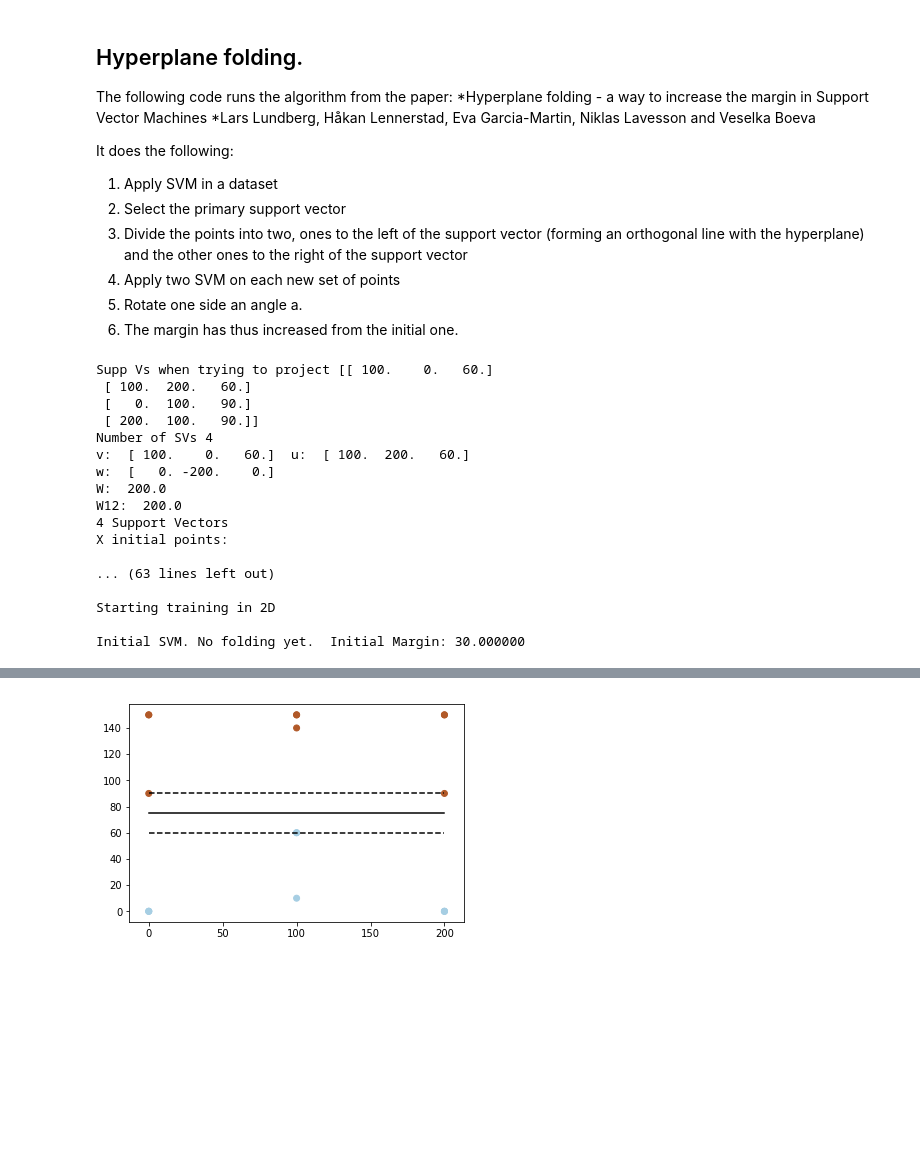
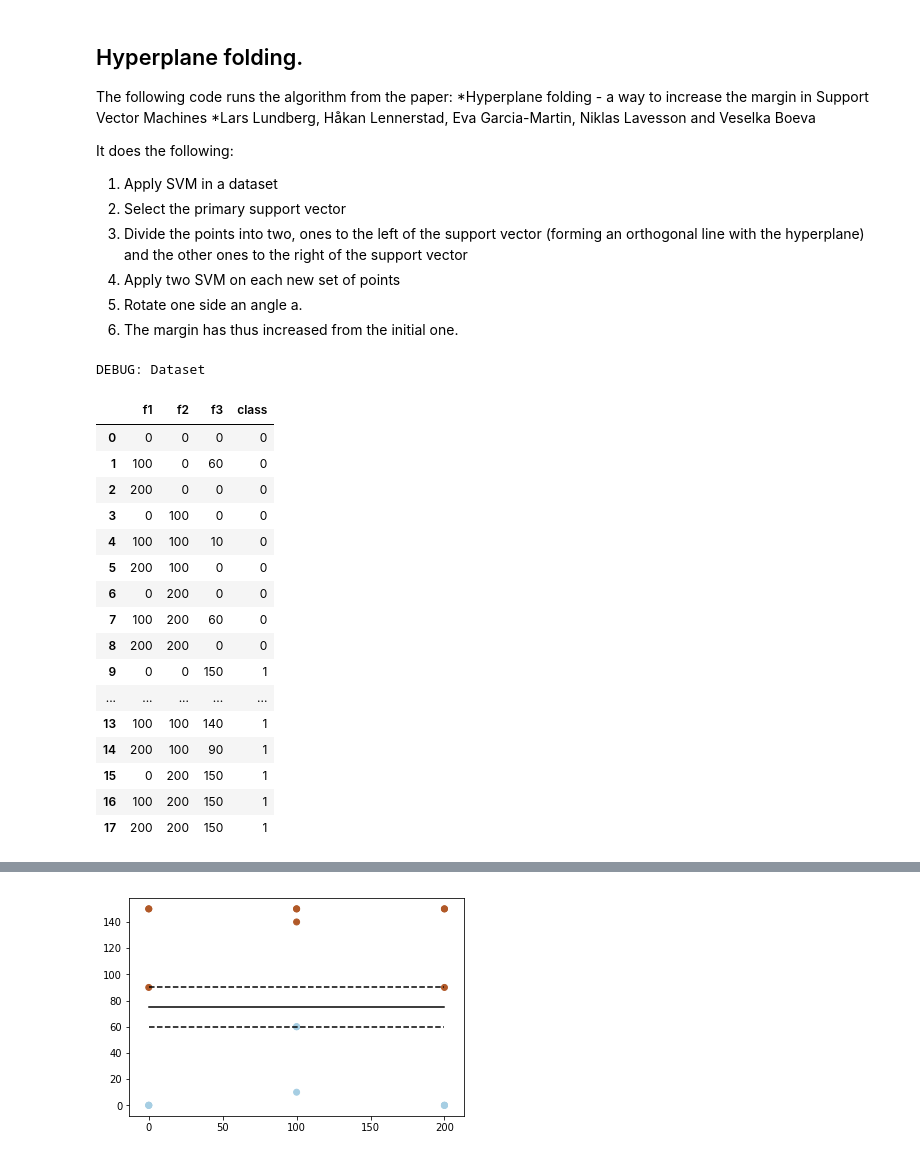
Before and after one commit to egarciamartin/svm_hyperplane_folding, a Jupyter notebook: code/3D/SVM_3D.ipynb, the cells around one changed output, grey strips where cells are left out. Saved outputs shown, nothing was run; the diff lists cells and outputs as text; code cells hidden in the pictures; blank space fills up the shorter version.

```diff
--- a/code/3D/SVM_3D.ipynb
+++ b/code/3D/SVM_3D.ipynb
@@ -291,7 +372,6 @@ def load_dataset(filename):
     dataset = pd.read_csv('../../datasets/'+filename)
     return dataset
 # %%
-# The function projects the points when there are 3 SV. I try to code it for other values. In progress.
 # 3 : Number of dimensions.
 def project_3SV(X,clf):
     dim = 3
@@ -305,7 +385,7 @@ def project_3SV(X,clf):
     # Not sure why we need this, but I am following the formula
     W = w
 
-    # Gram-Schmidt. Need to find a way to program it for diferent SV than 3...
+    # Gram-Schmidt.
     fm = np.zeros((m,dim))
     fm[0] = W[0]
     fm[1] = W[1] - (np.dot(fm[0],W[1]) / np.dot(fm[0], fm[0]) * fm[0])
@@ -328,7 +408,10 @@ def project_3SV(X,clf):
     fn = np.zeros((dim,dim))
     fn[0] =  fm[0] / np.sqrt(math.pow(fm[0][0],2) + math.pow(fm[0][1],2) + math.pow(fm[0][2],2))
     fn[1] =  fm[1] / np.sqrt(math.pow(fm[1][0],2) + math.pow(fm[1][1],2) + math.pow(fm[1][2],2))
-    fn[2] =  f3 / np.sqrt(math.pow(f3[0],2) + math.pow(f3[2],2) + math.pow(f3[2],2))
+    fn[2] =  f3 / np.sqrt(math.pow(f3[0],2) + math.pow(f3[1],2) + math.pow(f3[2],2))
+#     fn[2] =  f3 / np.sqrt(math.pow(f3[0],2) + math.pow(f3[2],2) + math.pow(f3[2],2))
+
+
 
     print("fm: ", fm)
     print("fn NORMALIZED: ", fn)
@@ -338,9 +421,11 @@ def project_3SV(X,clf):
     # that is exactly what we have.
 
     rot_matx = fn
-
+    print("ROTATION MATRIX: \n", rot_matx)
     # 5. Move the origin to v1; i.e. add  v1 to all points.
     X = X - clf.support_vectors_[0]
+    print("DEBUG: Points moved based on ", clf.support_vectors_[0])
+    print(X)
     X_projected = pd.DataFrame(columns=X.columns)
     for index, row in X.iterrows():
         newpoint = np.dot(rot_matx,row.transpose())
@@ -378,7 +463,7 @@ def project_4SV(X,clf):
          [-w[0]*w[1] * ((1-(w[2]/W))/W_12**2), w[2]/W + (w[0]**2*(1-(w[2]/W))/W_12**2), -w[1]/W],
          [w[0]/W , w[1]/W, w[2]/W]]
 
-
+    print("ROTATION MATRIX:\n ", R)
     X_projected = pd.DataFrame(columns=X.columns)
     for index, row in X.iterrows():
         newpoint = np.dot(R,row.transpose())
@@ -402,7 +487,7 @@ def project_points(dataset):
     clf = get_clf()
     clf.fit(X, Y)
 
-    print("Supp Vs when trying to project", clf.support_vectors_)
+    print("Supp Vs when trying to project")
     print("Number of SVs", len(clf.support_vectors_))
 
 
@@ -411,15 +496,30 @@ def project_points(dataset):
         print("3 SVs")
     else:
         X_projected = project_4SV(X,clf)
-        print("4 Support Vectors")
+        print("4 SVs")
         # If we have more than 4: We take 2 from each class.
 
-    print ("X initial points: \n\n" , X)
-    print ("\nX Projected points: \n\n" , X_projected)
+    print ("X initial points:" )
+    display(X)
+    print ("\nX Rotated points:")
+    display(X_projected)
+    # DEBUGGING
+    clf = get_clf()
+    clf.fit(X, Y)
+    print ("DEBUG: SVS of initial X:\n ", clf.support_vectors_)
+    clf = get_clf()
+    clf.fit(X_projected, Y)
+    print ("DEBUG: SVS of rotated X before removing Z:\n ", clf.support_vectors_)
+
     Z = X_projected.iloc[:,2]
 #     print "\nZ component: \n", Z
     X_projected = X_projected.iloc[:,0:2]
-    print ("\nX Projected points after removing Z : \n\n" , X_projected)
+    print ("\nX Rotated points after removing Z :" )
+    display(X_projected)
+    clf = get_clf()
+    clf.fit(X_projected, Y)
+    print ("DEBUG: SVS of rotated X after removing Z:\n ", clf.support_vectors_)
+
 
     return X_projected, Z
 # %%
@@ -516,48 +621,53 @@ import numpy as np
 import matplotlib.pyplot as plt
 from sklearn import svm
 import math
 import pandas as pd
 from sklearn import datasets
 from random import randint
 from matplotlib.backends.backend_pdf import PdfPages
 import time
 from pylab import *
 from sympy import *
+from IPython.display import display, HTML
+
 
 def main():
-    iterations=2
+    iterations=1
 
     # Dataset
     dataset = load_dataset('toy_dataset_3D.csv')
     Y = dataset['class']
+    print("DEBUG: Dataset ")
+    display(dataset)
 
     # Project the points
     X_projected, Z = project_points(dataset)
 
     # Training 2D
     training(X_projected, Y, Z, iterations)
 
     # Testing 2D
     testing(dataset)
 
 
 if __name__ =='__main__':
     main()
 # %% [output]
-Supp Vs when trying to project [[ 100.    0.   60.]
- [ 100.  200.   60.]
- [   0.  100.   90.]
- [ 200.  100.   90.]]
-Number of SVs 4
-v:  [ 100.    0.   60.]  u:  [ 100.  200.   60.]
-w:  [   0. -200.    0.]
-W:  200.0
-W12:  200.0
-4 Support Vectors
-X initial points:
-
-... (63 lines left out)
-
-Starting training in 2D
-
-Initial SVM. No folding yet.  Initial Margin: 30.000000
+DEBUG: Dataset
+|  | f1 | f2 | f3 | class |
+| 0 | 0 | 0 | 0 | 0 |
+| 1 | 100 | 0 | 60 | 0 |
+| 2 | 200 | 0 | 0 | 0 |
+| 3 | 0 | 100 | 0 | 0 |
+| 4 | 100 | 100 | 10 | 0 |
+| 5 | 200 | 100 | 0 | 0 |
+| 6 | 0 | 200 | 0 | 0 |
+| 7 | 100 | 200 | 60 | 0 |
+| 8 | 200 | 200 | 0 | 0 |
+| 9 | 0 | 0 | 150 | 1 |
+| ... | ... | ... | ... | ... |
+| 13 | 100 | 100 | 140 | 1 |
+| 14 | 200 | 100 | 90 | 1 |
+| 15 | 0 | 200 | 150 | 1 |
+| 16 | 100 | 200 | 150 | 1 |
+| 17 | 200 | 200 | 150 | 1 |
```
Also changed, not shown: parts of 3 cells of this notebook.
